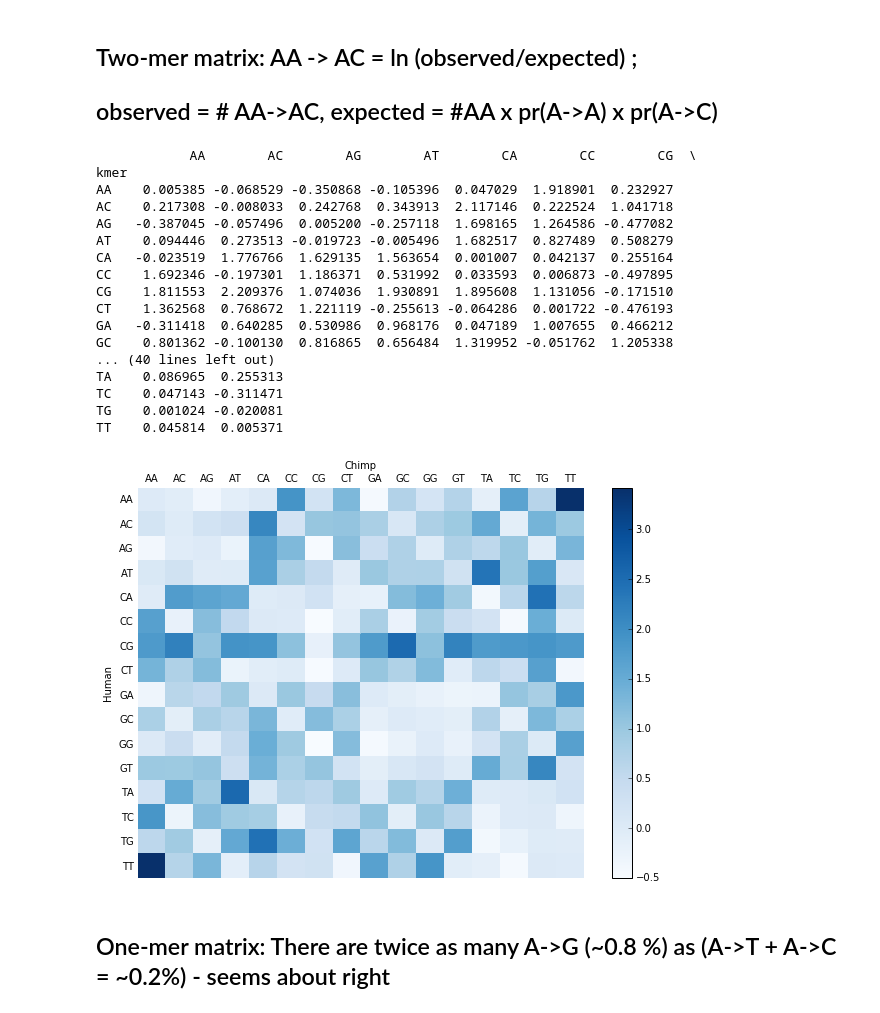
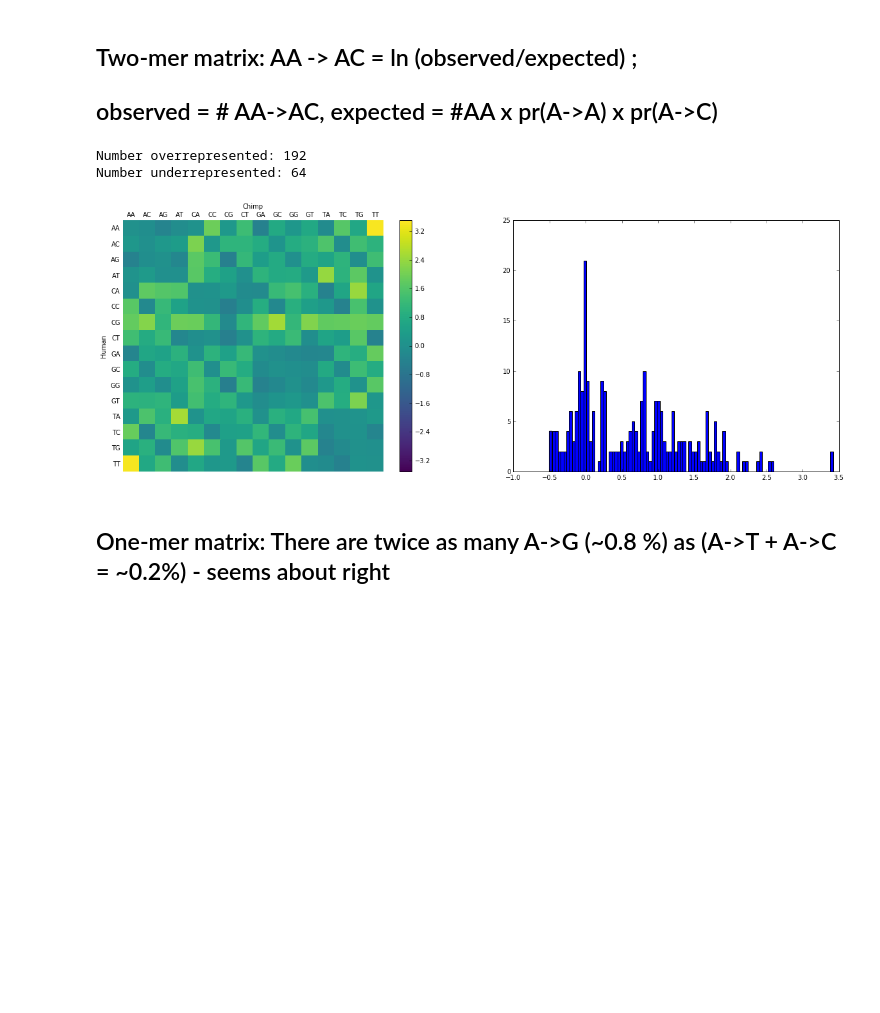
Before and after one commit to ayurovsky/ipython_notebooks_dsl, a Jupyter notebook: hexamer_mutation/Human_Chimp.ipynb, the cells around one changed output. Drawn from its saved outputs; the diff is of its cells as text; code cells hidden in the pictures; blank space fills up the shorter version.

```diff
--- a/hexamer_mutation/Human_Chimp.ipynb
+++ b/hexamer_mutation/Human_Chimp.ipynb
@@ -54,16 +60,24 @@ one_mer_frequency_table = pd.read_csv("/home/alisay/hexamer_mutation_data/hg38.p
 
 # perform the computation
 
+num_below = 0
+num_above = 0
 for row_header in kmer_list:
     for col_header in kmer_list:
         prob_first_onemer = one_mer_count_table.loc[row_header[0]][col_header[0]]/one_mer_frequency_table.loc[row_header[0]]['frequency']
         prob_second_onemer = one_mer_count_table.loc[row_header[1]][col_header[1]]/one_mer_frequency_table.loc[row_header[1]]['frequency']
         count_table.loc[row_header][col_header] = np.log(count_table.loc[row_header][col_header]/(two_mer_frequency_table.loc[row_header]['frequency'] * prob_first_onemer * prob_second_onemer))
-print(count_table)
+        if (count_table.loc[row_header][col_header] > 0):
+            num_above += 1
+        else:
+            num_below += 1
+print("Number overrepresented: " + str(num_above))
+print("Number underrepresented: " + str(num_below))
+#print(count_table)
 
-plt.figure(1, figsize=(10, 7))
-ax = plt.subplot(1, 1, 1)
-heatmap = ax.pcolor(count_table, cmap=plt.cm.Blues)
+plt.figure(1, figsize=(20, 7))
+ax = plt.subplot(1, 2, 1)
+heatmap = ax.pcolor(count_table, cmap=plt.cm.viridis, vmin=-3.5, vmax=3.5) #Blues)
 plt.colorbar(heatmap)
 
 # turn off the frame
@@ -76,51 +90,41 @@ ax.set_xticks(np.arange(count_table.shape[1]) + 0.5, minor=False)
 #make display more natural
 ax.invert_yaxis()
 ax.xaxis.tick_top()
 ax.xaxis.set_label_position('top')
 
 # set labels
 ax.set_xticklabels(count_table.columns, minor=False)
 ax.set_yticklabels(count_table.index, minor=False)
 
 # rotate the x labels
 #plt.xticks(rotation=90)
 
 #ax.grid(True)
 ax.grid(False)
 
 # Turn off all the ticks
 ax = plt.gca()
 
 for t in ax.xaxis.get_major_ticks():
     t.tick1On = False
     t.tick2On = False
 for t in ax.yaxis.get_major_ticks():
     t.tick1On = False
     t.tick2On = False
 
 plt.xlabel("Chimp")
 plt.ylabel("Human")
 
+ax = plt.subplot(1, 2, 2)
+ar = count_table.values.flatten().tolist()
+#print(ar)
+plt.hist(ar, bins=100)
+
 plt.show()
 # %% [output]
-            AA        AC        AG        AT        CA        CC        CG  \
-kmer
-AA    0.005385 -0.068529 -0.350868 -0.105396  0.047029  1.918901  0.232927
-AC    0.217308 -0.008033  0.242768  0.343913  2.117146  0.222524  1.041718
-AG   -0.387045 -0.057496  0.005200 -0.257118  1.698165  1.264586 -0.477082
-AT    0.094446  0.273513 -0.019723 -0.005496  1.682517  0.827489  0.508279
-CA   -0.023519  1.776766  1.629135  1.563654  0.001007  0.042137  0.255164
-CC    1.692346 -0.197301  1.186371  0.531992  0.033593  0.006873 -0.497895
-CG    1.811553  2.209376  1.074036  1.930891  1.895608  1.131056 -0.171510
-CT    1.362568  0.768672  1.221119 -0.255613 -0.064286  0.001722 -0.476193
-GA   -0.311418  0.640285  0.530986  0.968176  0.047189  1.007655  0.466212
-GC    0.801362 -0.100130  0.816865  0.656484  1.319952 -0.051762  1.205338
-... (40 lines left out)
-TA    0.086965  0.255313
-TC    0.047143 -0.311471
-TG    0.001024 -0.020081
-TT    0.045814  0.005371
+Number overrepresented: 192
+Number underrepresented: 64
-[figure, old version]
+[figure, new version]
 # %% [markdown]
 ## One-mer matrix: There are twice as many A->G (~0.8 %) as (A->T + A->C = ~0.2%) - seems about right
 # %%
```
Also changed, not shown: parts of 2 cells of this notebook, 2 other files.
